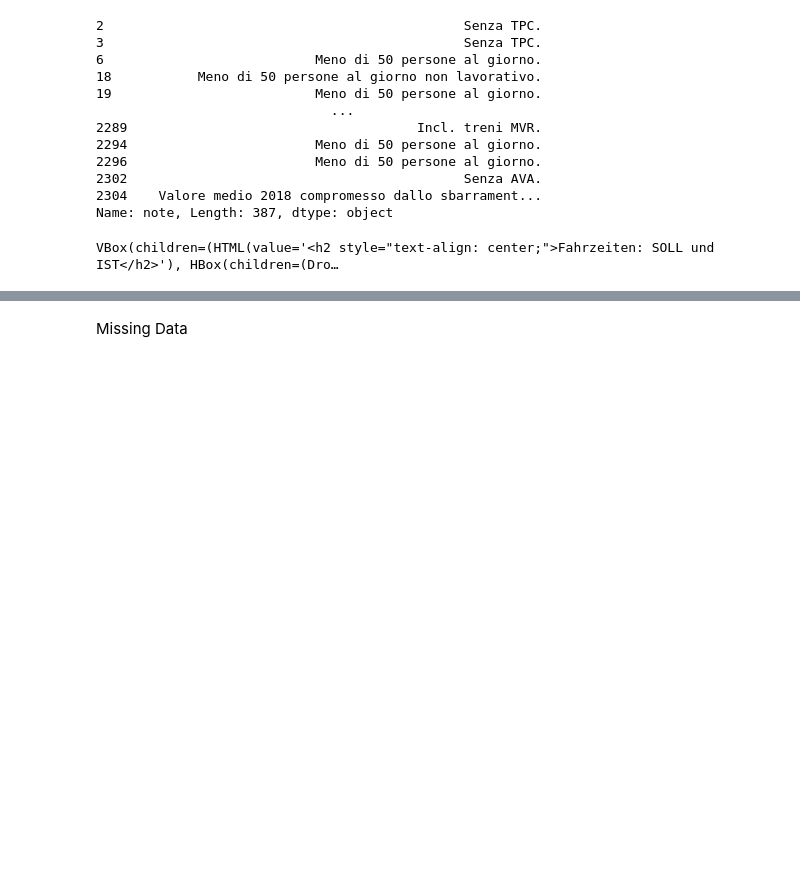
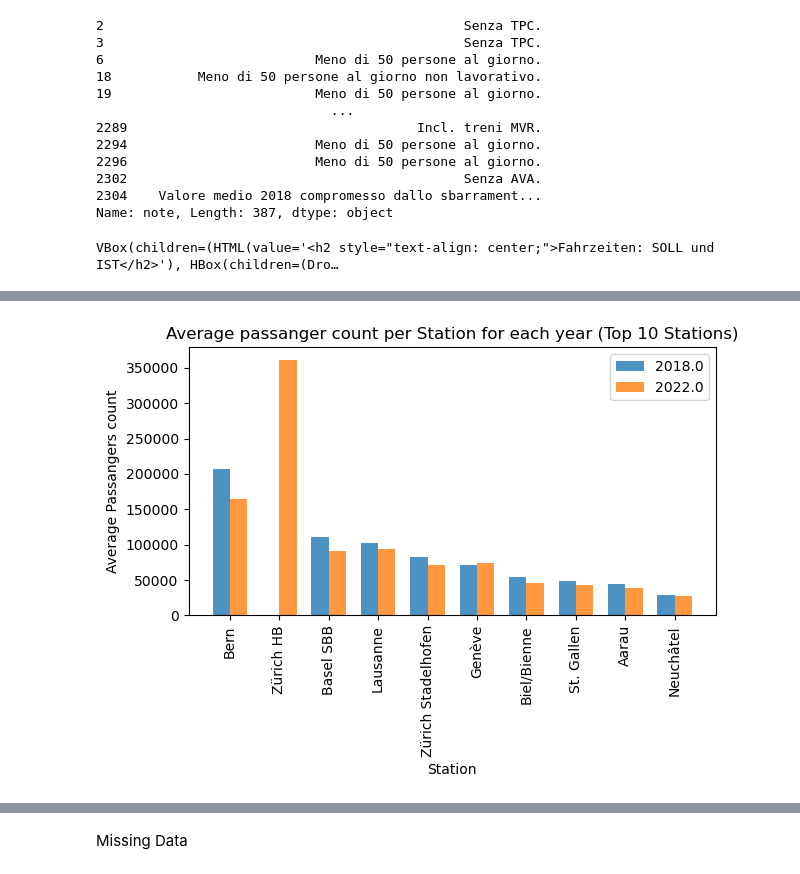
Before and after one commit to Draaven/Projekt-Data-Science, a Jupyter notebook: src/data_exploration_tony.ipynb, the cells around one changed output, grey strips where cells are left out. Saved outputs shown, nothing was run; the diff lists cells and outputs as text; code cells hidden in the pictures; blank space fills up the shorter version.

```diff
--- a/src/data_exploration_tony.ipynb
+++ b/src/data_exploration_tony.ipynb
@@ -353,0 +735,44 @@ VBox(children=(HTML(value='<h2 style="text-align: center;">Fahrzeiten: SOLL und
+# %%
+grouped = (
+    passagierfrequenz_df.groupby(["jahr_annee_anno", "bahnhof_gare_stazione"])[
+        "dwv_tmjo_tfm"
+    ]
+    .sum()
+    .unstack()
+)
+
+# Sort the grouped DataFrame by the sum of 'dtv_tjm_tgm' and select the top 10 'bahnhof_gare_stazione'
+top_10_stations = grouped.sum().sort_values(ascending=False).head(10).index
+grouped = grouped[top_10_stations]
+
+# Create a figure and a set of subplots
+fig, ax = plt.subplots()
+
+# Create the bar chart for each year
+bar_width = 0.35
+opacity = 0.8
+
+# Create an array with the positions of the bars on the x axis
+x_pos = np.arange(len(grouped.columns))
+
+for i, year in enumerate(grouped.index):
+    plt.bar(
+        x_pos + i * bar_width,
+        grouped.loc[year].values,
+        bar_width,
+        alpha=opacity,
+        label=str(year),
+    )
+
+# Replace the x ticks with the station names
+plt.xticks(x_pos + bar_width / 2, grouped.columns, rotation=90)
+
+plt.xlabel("Station")
+plt.ylabel("Average Passangers count")
+plt.title("Average passanger count per Station for each year (Top 10 Stations)")
+plt.legend()
+
+plt.tight_layout()
+plt.show()
+# %% [output]
+[figure, added]
```
Also changed, not shown: parts of 42 cells of this notebook, 10 other files.
